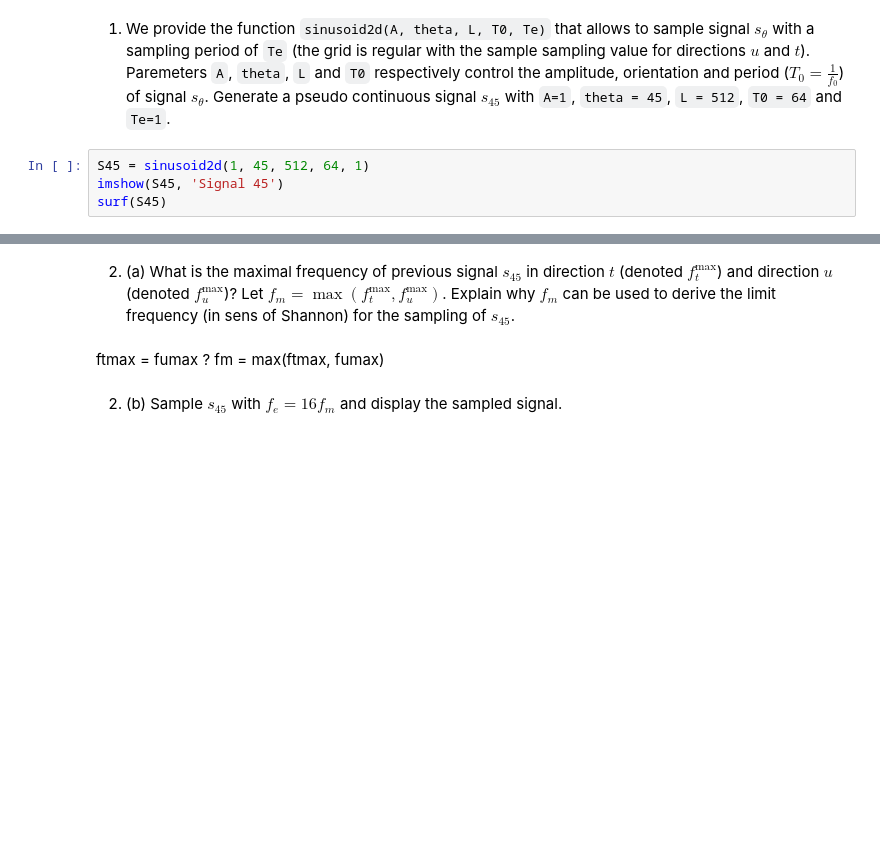
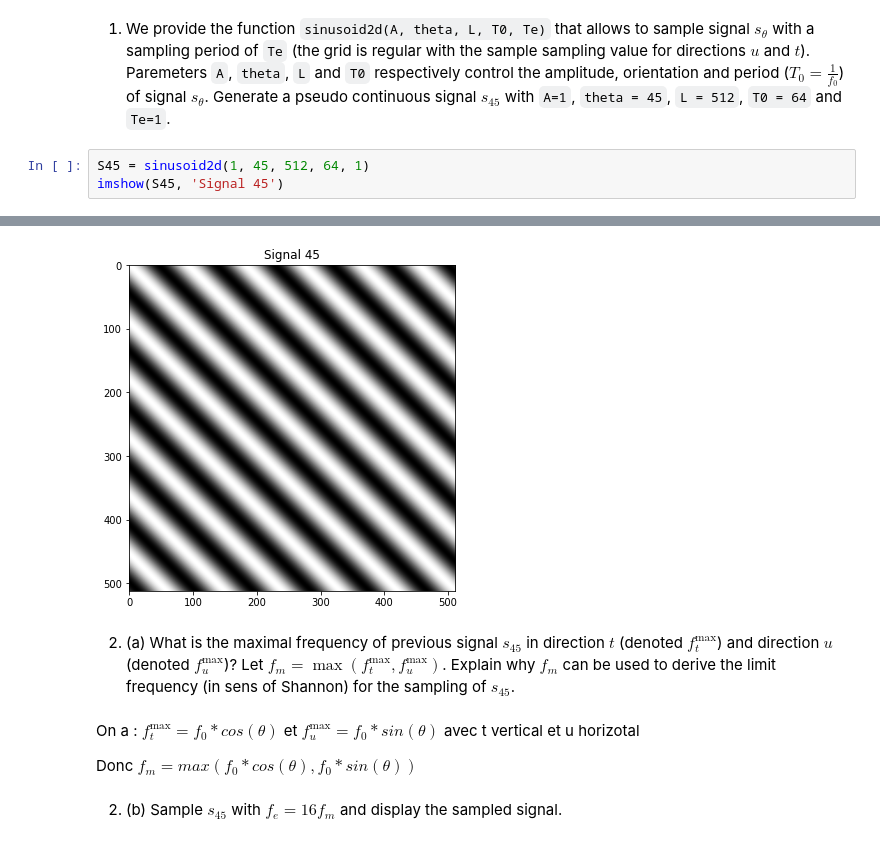
Before and after one commit to LUKALAVAL/BIMA, a Jupyter notebook: TME3/TME3.ipynb, the cells around one changed output, grey strips where cells are left out. Drawn from its saved outputs; the diff is of its cells as text; blank space fills up the shorter version.

```diff
--- a/TME3/TME3.ipynb
+++ b/TME3/TME3.ipynb
@@ -73,5 +74,4 @@ def surf(Z,title=None):
 # %%
 S45 = sinusoid2d(1, 45, 512, 64, 1)
 imshow(S45, 'Signal 45')
-surf(S45)
 # %% [output]
@@ -82,8 +78,10 @@ surf(S45)
+[figure, added]
 # %% [markdown]
 2. (a) What is the maximal frequency of previous signal $s_{45}$ in direction $t$ (denoted $f_t^{\text{max}}$) and direction $u$ (denoted $f_u^{\text{max}}$)? Let $f_m = \max(f_t^{\text{max}},f_u^{\text{max}})$. Explain why $f_m$ can be used to derive the limit frequency (in sens of Shannon) for the sampling of $s_{45}$.
-# %% [markdown]
-ftmax = fumax ?
-fm = max(ftmax, fumax)
+# %% [markdown]
+On a : $f_t^{\text{max}} = f_\text{0} * cos(\theta)$ et $f_u^{\text{max}} = f_\text{0} * sin(\theta)$ avec t vertical et u horizotal
+
+Donc $f_m = max(f_\text{0} * cos(\theta), f_\text{0} * sin(\theta))$
 # %% [markdown]
 2. (b)  Sample $s_{45}$ with $f_e = 16 f_m$ and display the sampled signal.
 # %%
```
Also changed, not shown: parts of 15 cells of this notebook.
